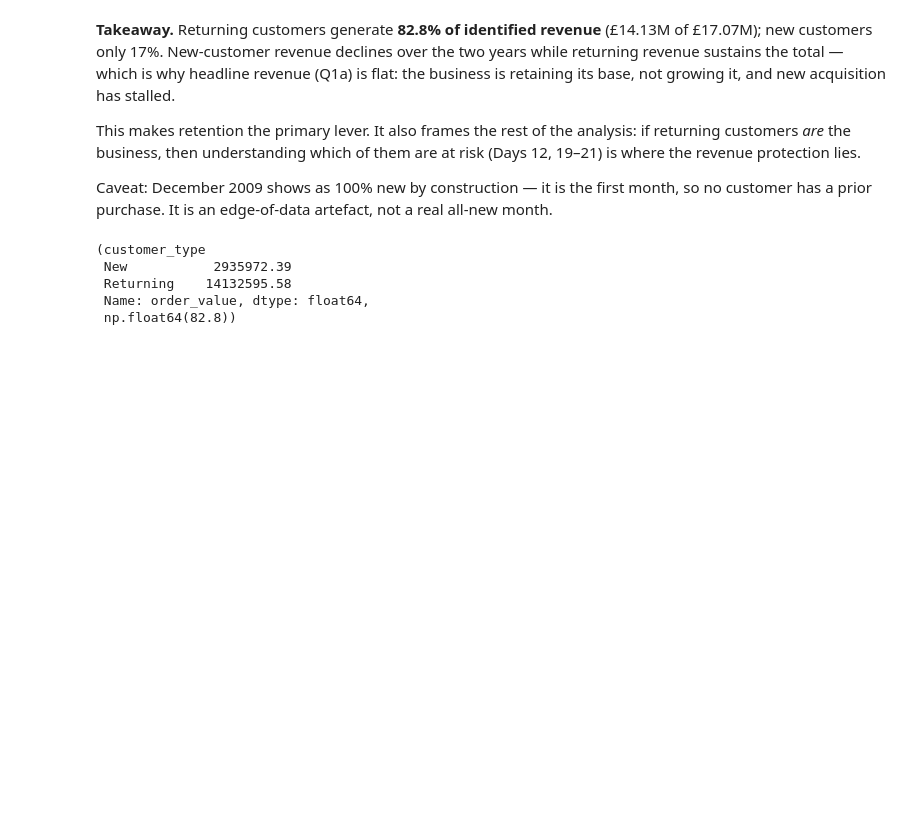
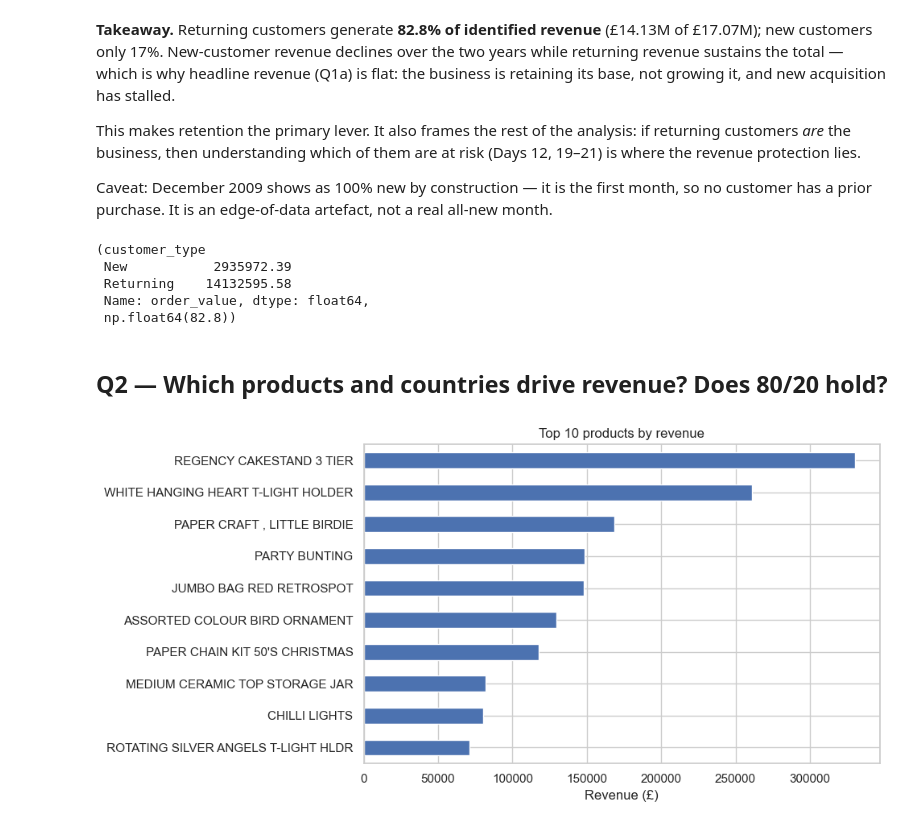
Before and after one commit to pranavsingla1207-byte/retailpulse, a Jupyter notebook: notebooks/03_eda.ipynb, the cells around one changed output. Saved outputs shown, nothing was run; the diff lists cells and outputs as text; code cells hidden in the pictures; blank space fills up the shorter version.

Commit message:
EDA Q2: top products, revenue by country, Pareto curve
Co-Authored-By: Claude <noreply@anthropic.com>

```diff
--- a/notebooks/03_eda.ipynb
+++ b/notebooks/03_eda.ipynb
@@ -156,3 +156,16 @@ type_totals.round(2), round(returning_share, 1)
  Returning    14132595.58
  Name: order_value, dtype: float64,
  np.float64(82.8))
+# %% [markdown]
+## Q2 — Which products and countries drive revenue? Does 80/20 hold?
+# %%
+top_rev = sales.groupby("Description")["Revenue"].sum().sort_values(ascending=False).head(10)
+
+top_rev.sort_values().plot(kind="barh", color="#4C72B0")
+plt.title("Top 10 products by revenue")
+plt.xlabel("Revenue (£)")
+plt.ylabel("")
+plt.tight_layout()
+plt.show()
+# %% [output]
+[figure, added]
```
Also changed, not shown: parts of 8 cells of this notebook.
